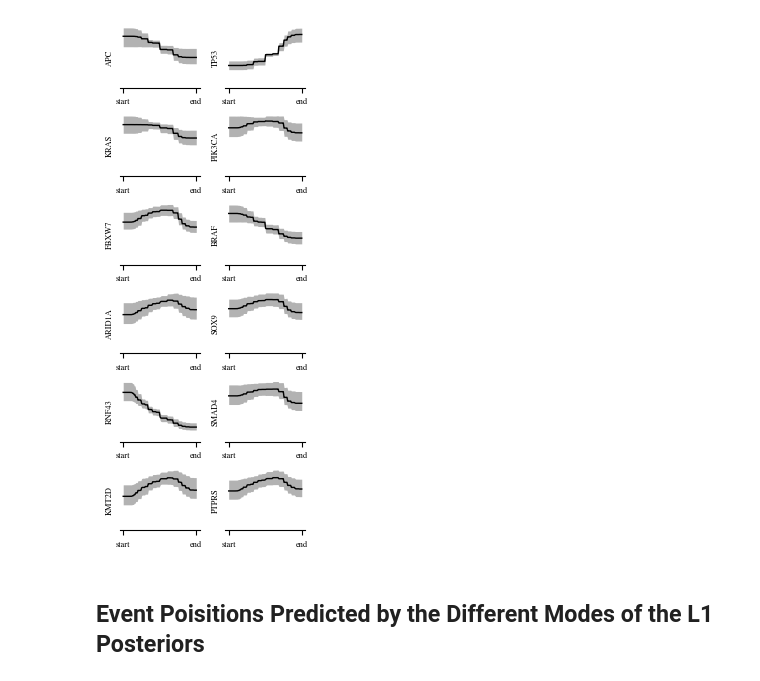
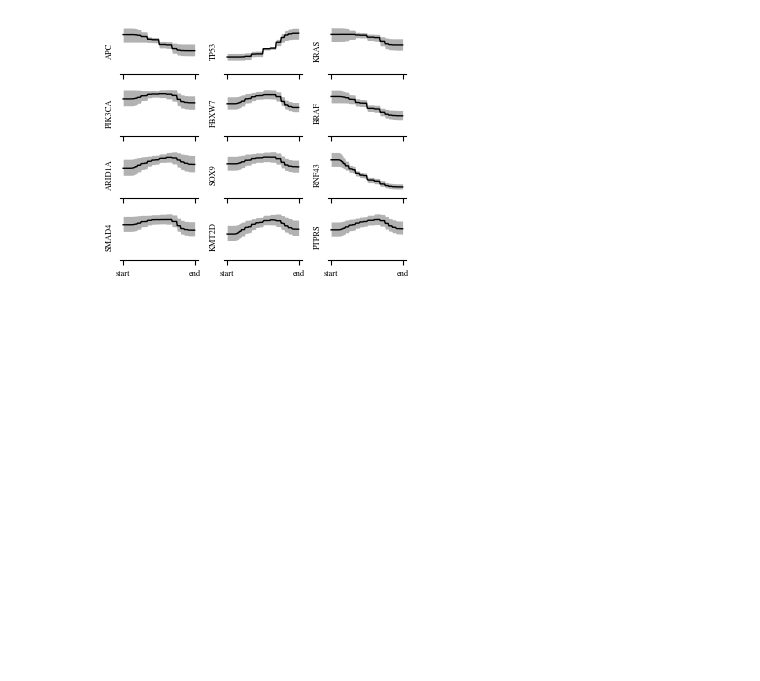
Before and after one commit to huy29433/MCMC-sampling-for-MHN, a Jupyter notebook: analysis/event_positions.ipynb, the cells around one changed output. Cells and saved outputs as stored; diff of their text form; code cells hidden in the pictures; blank space fills up the shorter version.

```diff
--- a/analysis/event_positions.ipynb
+++ b/analysis/event_positions.ipynb
@@ -19,7 +19,7 @@ samples = samples.reshape((-1, samples.shape[-1]))
 data = pd.read_csv(f"../data/{data_name}.csv", index_col=0)
 # %%
 n_bins = 100
-positions = analysis.event_positions(log_thetas=samples, n_bins=n_bins)
+positions = analysis.event_positions(log_thetas=samples, n_bins=n_bins, n_samples="all")
 # %%
 if data_name == "G13_LUAD_12":
     main_events =  np.arange(12)
@@ -29,40 +29,40 @@ elif data_name == "G13_COAD_12":
 n_events = data.shape[1]
 event_names = data.columns.tolist()
 
-n_cols = 2
+n_cols = 3
 n_rows = (len(main_events) - 1) // n_cols + 1
 
 fig, ax = plt.subplots(
     n_rows, n_cols,
-    figsize=(2.2, 0.9 *
-            n_rows),
+    figsize=(3.21, 2.8),
+    sharex=True,
             )
 
 for i, i_event in enumerate(main_events):
 
     q_5, q_50, q_95 = np.percentile(
         positions[:, i_event, :], [5, 50, 95], axis=0)
     ax[i // n_cols, i % n_cols].plot(
         q_50, lw=1, color="black")
     ax[i // n_cols, i % n_cols].fill_between(
         np.arange(n_bins), q_5, q_95, alpha=0.3, color="black", lw=0
     )
     ax[i // n_cols, i % n_cols].set_ylabel(f"{event_names[i_event]}")
     for spine in ["top", "right", "left"]:
         ax[i // n_cols, i % n_cols].spines[spine].set_visible(False)
     _ = ax[i // n_cols, i % n_cols].set_yticks([])
     _ = ax[i // n_cols, i % n_cols].set_xticks([0, n_bins-1])
     _ = ax[i // n_cols, i % n_cols].set_xticklabels(["start", "end"])
     ax[i // n_cols, i % n_cols].set_ylim(0, None, auto=True)
 
 if len(main_events) % n_cols != 0:
     for i in range(n_cols - (len(main_events) % n_cols)):
         ax[-1, -1 - i].set_visible(False)
 
 fig.tight_layout()
+fig.subplots_adjust(top=0.93, hspace=0.3
+                    )
 fig.savefig(
-    f"../results/figs/{data_name}_symsp_positions.pdf", dpi=600)
+    f"../results/figs/{data_name}_positions.pdf", dpi=600)
 # %% [output]
-[figure, old version]
+[figure, new version]
-# %% [markdown]
-## Event Poisitions Predicted by the Different Modes of the L1 Posteriors
```
Also changed, not shown: parts of 6 cells of this notebook, 4 other files.
